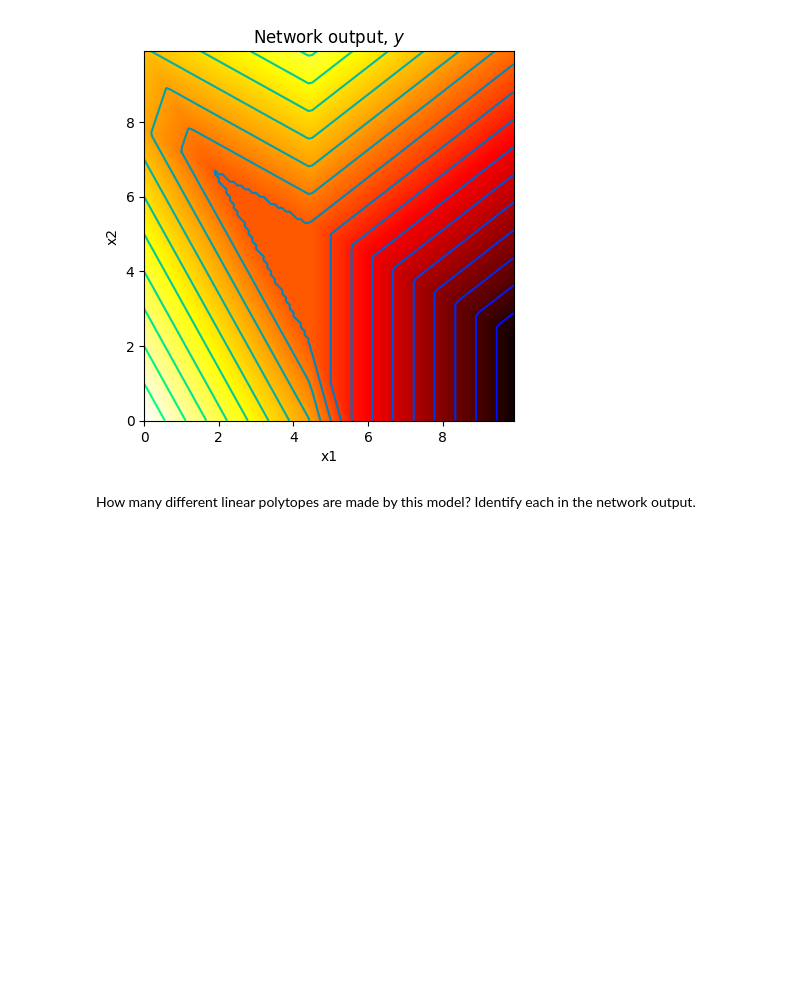
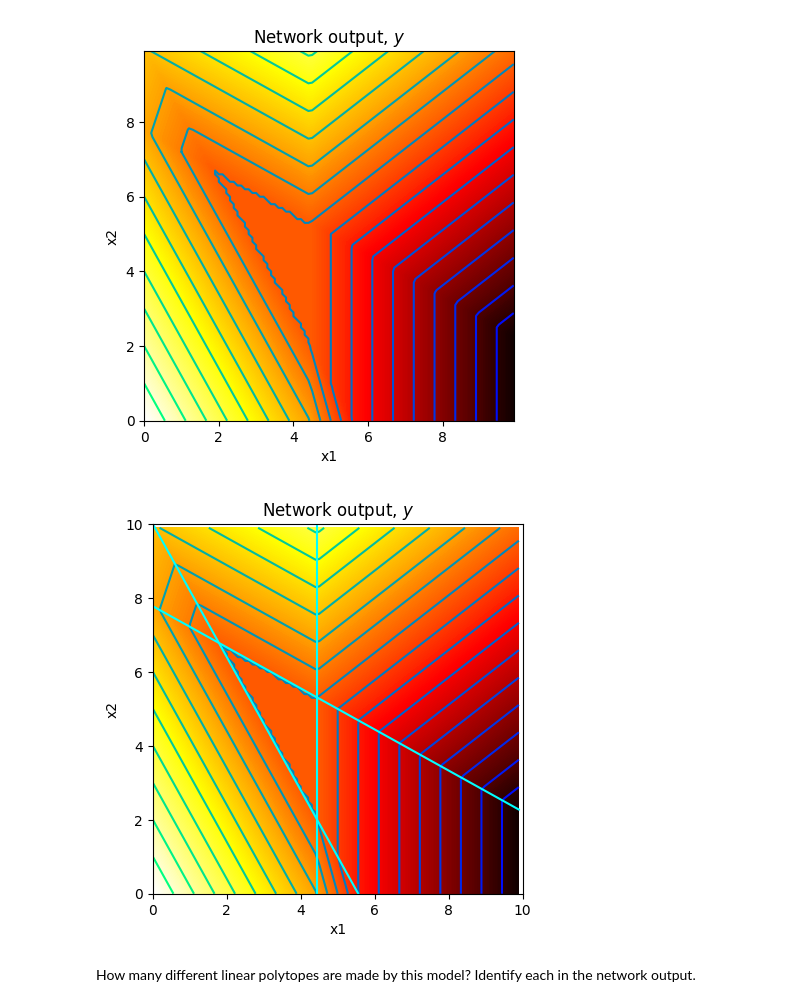
Before and after one commit to deburg0/udlbook, a Jupyter notebook: Notebooks/Chap03/3_2_Shallow_Networks_II.ipynb, the cells around one changed output. Saved outputs shown, nothing was run; the diff lists cells and outputs as text; code cells hidden in the pictures; blank space fills up the shorter version.

```diff
--- a/Notebooks/Chap03/3_2_Shallow_Networks_II.ipynb
+++ b/Notebooks/Chap03/3_2_Shallow_Networks_II.ipynb
@@ -95,6 +95,23 @@ plot_neural_2_inputs(x1,x2, y, pre_1, pre_2, pre_3, act_1, act_2, act_3, w_act_1
 # %% [output]
 [figure]
 [figure]
+# %%
+xc_1 = -theta_10/theta_11
+yc_2 = -theta_20/theta_22 - (theta_21/theta_22)*x1[0]
+yc_3 = -theta_30/theta_32 - (theta_31/theta_32)*x1[0]
+# %%
+fig, ax = plt.subplots()
+draw_2D_function(ax,x1,x2,y)
+ax.axvline(x=xc_1, color='cyan')
+ax.plot(x1[0],yc_2, color='cyan')
+ax.plot(x1[0],yc_3, color='cyan')
+ax.set_title('Network output, $y$')
+ax.set_aspect(1.0)
+ax.set_xlim(0,10)
+ax.set_ylim(0,10)
+plt.show()
+# %% [output]
+[figure, added]
 # %% [markdown]
 How many different linear polytopes are made by this model?  Identify each in the network output.
 # %% [markdown]
```
